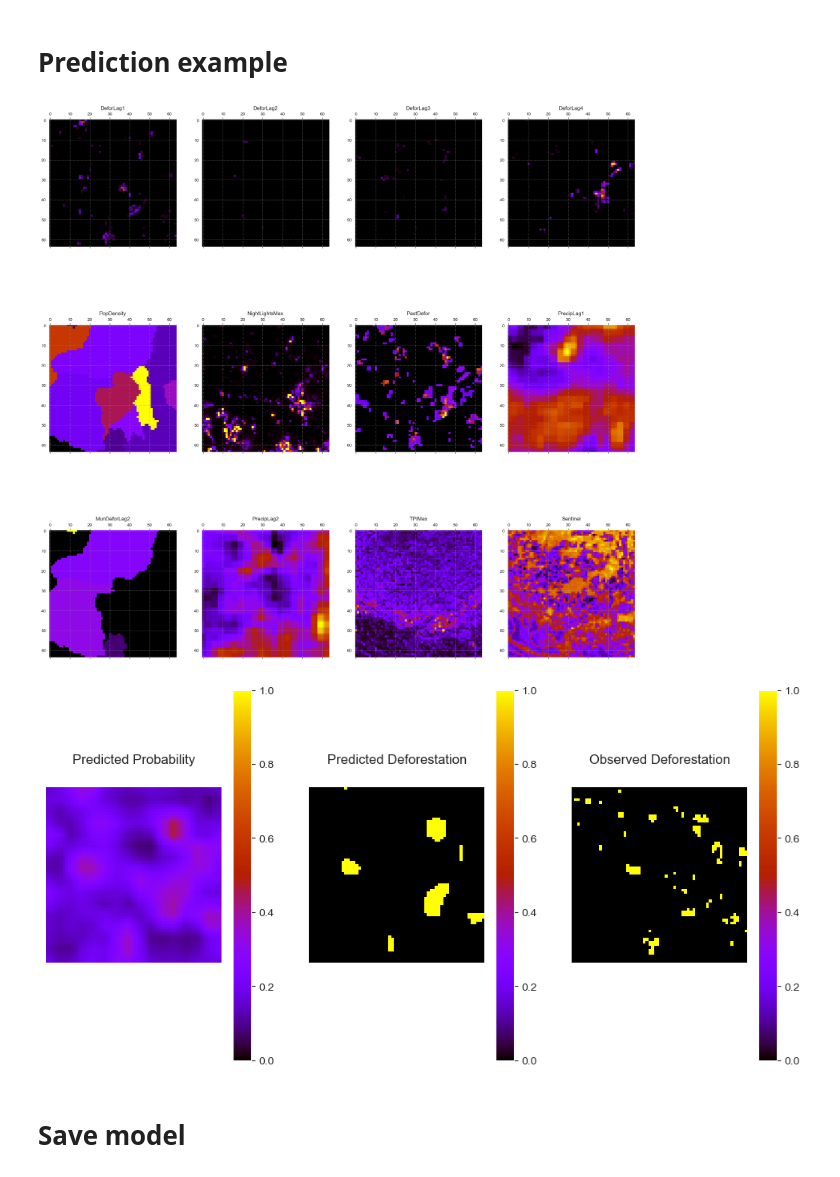
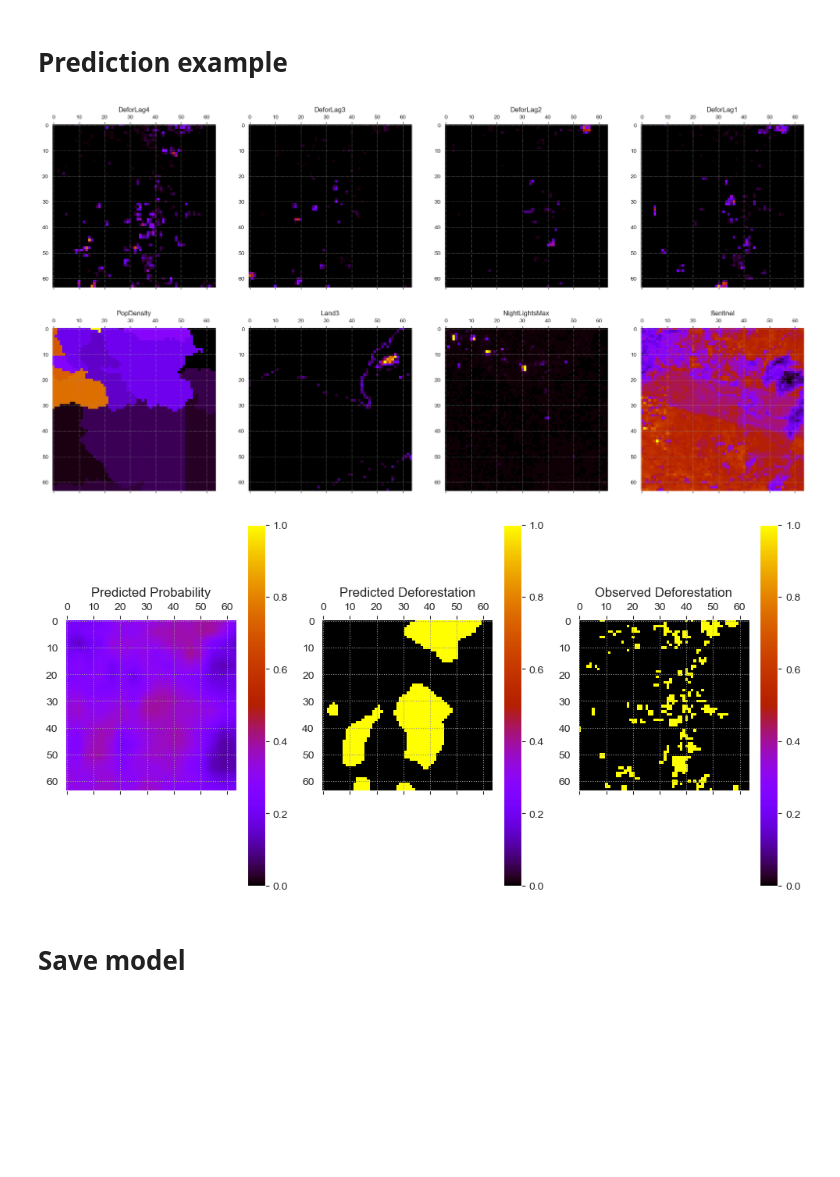
Before and after one commit to Giovanni3A/deforestation_forecast, a Jupyter notebook: 5_model_analysis.ipynb, the cells around one changed output. Saved outputs shown, nothing was run; the diff lists cells and outputs as text; code cells hidden in the pictures; blank space fills up the shorter version.

Commit message:
final model training

```diff
--- a/5_model_analysis.ipynb
+++ b/5_model_analysis.ipynb
@@ -65,11 +65,11 @@ len(channel_names)
 ) = load_data()
 # %%
 # channels to be used
-channels = [0, 1, 2, 3, 5, 23, 21, 10, 7, 11, 16, 24]
+channels = [0, 1, 2, 3, 5, 20, 23, 24]
 # %%
 trainloader = torch.utils.data.DataLoader(
     CustomDataset(
-        train_data,
+        np.concatenate([train_data, val_data]),
         patches,
         frames_idx,
         county_data,
@@ -86,26 +86,7 @@ trainloader = torch.utils.data.DataLoader(
     shuffle=True
 )
 
-valloader = torch.utils.data.DataLoader(
-    CustomDataset(
-        val_data,
-        patches,
-        frames_idx,
-        county_data,
-        counties_time_grid,
-        precip_time_grid,
-        tpi_array,
-        landcover_array,
-        scores_time_grid,
-        night_time_grid,
-        sentinel_time_grid,
-        channels
-    ),
-    batch_size=1000,
-    shuffle=True
-)
-
-valloader = torch.utils.data.DataLoader(
+testloader = torch.utils.data.DataLoader(
     CustomDataset(
         test_data,
         patches,
@@ -127,6 +108,6 @@ valloader = torch.utils.data.DataLoader(
 # train model
 n_epochs = 15
 model, optimizer = init_model(len(channels))
-train(model, optimizer, n_epochs, trainloader, valloader)
+train(model, optimizer, n_epochs, trainloader, testloader)
 # %% [output]
 Epoch 1
@@ -294,31 +277,28 @@ def get_sample(min_area=0.1, dataloader=trainloader):
             if truth[idx_batch, 1, :, :].mean() > min_area:
                 return input_, truth, idx_batch
 # %%
-input_, truth, idx_batch = get_sample(0.01, trainloader)
+input_, truth, idx_batch = get_sample(0.05, testloader)
 
 pred = model(input_)
 # %%
-fig, ax = plt.subplots(3, 4, figsize=(24, 24))
+fig, ax = plt.subplots(2, 4, figsize=(24, 12))
 for i in range(4):
     ax[0, i].matshow(input_[idx_batch, i, :, :].cpu(), cmap="gnuplot", vmin=truth.min(), vmax=truth.max())
     ax[0, i].set_title(channel_names[channels[i]])
 for i in range(4):
     ax[1, i].matshow(input_[idx_batch, 4+i, :, :].cpu(), cmap="gnuplot")
     ax[1, i].set_title(channel_names[channels[i+4]])
-for i in range(4):
-    ax[2, i].matshow(input_[idx_batch, 8+i, :, :].cpu(), cmap="gnuplot")
-    ax[2, i].set_title(channel_names[channels[i+8]])
 plt.show()
 # %% [output]
-[figure, old version]
+[figure, new version]
 # %%
 fig, ax = plt.subplots(1, 3, figsize=(12, 6))
 m1 = ax[2].matshow(truth[idx_batch, 1, :, :].cpu(), cmap="gnuplot", vmin=0, vmax=1)
 m2 = ax[0].matshow(softmax_(pred).detach().cpu().numpy()[idx_batch, 1, :, :], cmap="gnuplot", vmin=0, vmax=1)
 m3 = ax[1].matshow(softmax_(pred).detach().cpu().numpy()[idx_batch, 1, :, :] > p_treshold, cmap="gnuplot", vmin=0, vmax=1)
-ax[0].axis('off')
-ax[1].axis('off')
-ax[2].axis('off')
+# ax[0].axis('off')
+# ax[1].axis('off')
+# ax[2].axis('off')
 fig.colorbar(m1)
 fig.colorbar(m2)
 fig.colorbar(m3)
@@ -327,7 +307,7 @@ ax[1].set_title("Predicted Deforestation")
 ax[2].set_title("Observed Deforestation")
 fig.show()
 # %% [output]
-[figure, old version]
+[figure, new version]
 # %% [markdown]
 # Save model
 # %%
```
Also changed, not shown: parts of 12 cells of this notebook, 2 other files.
